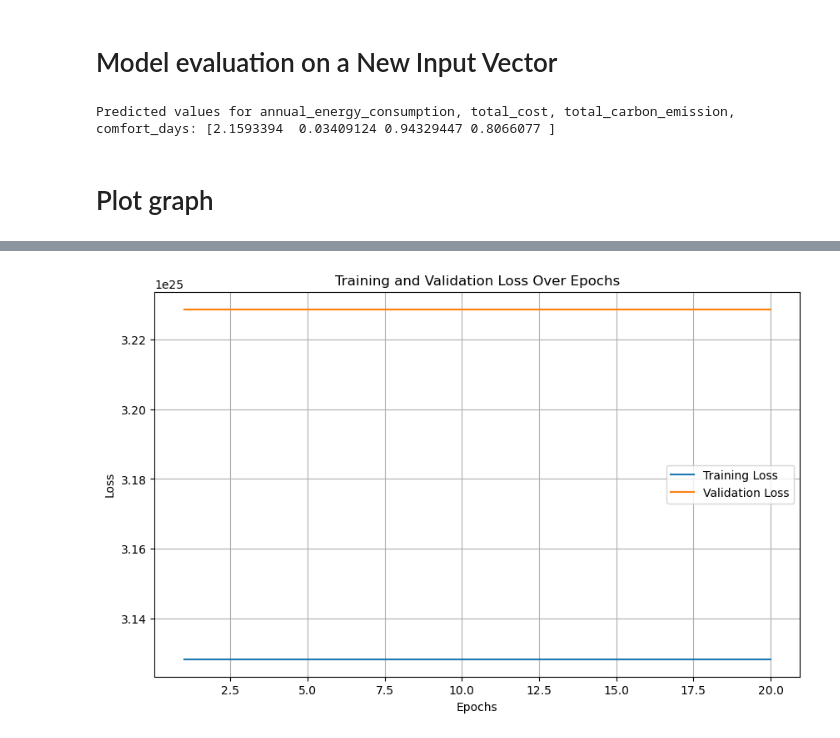
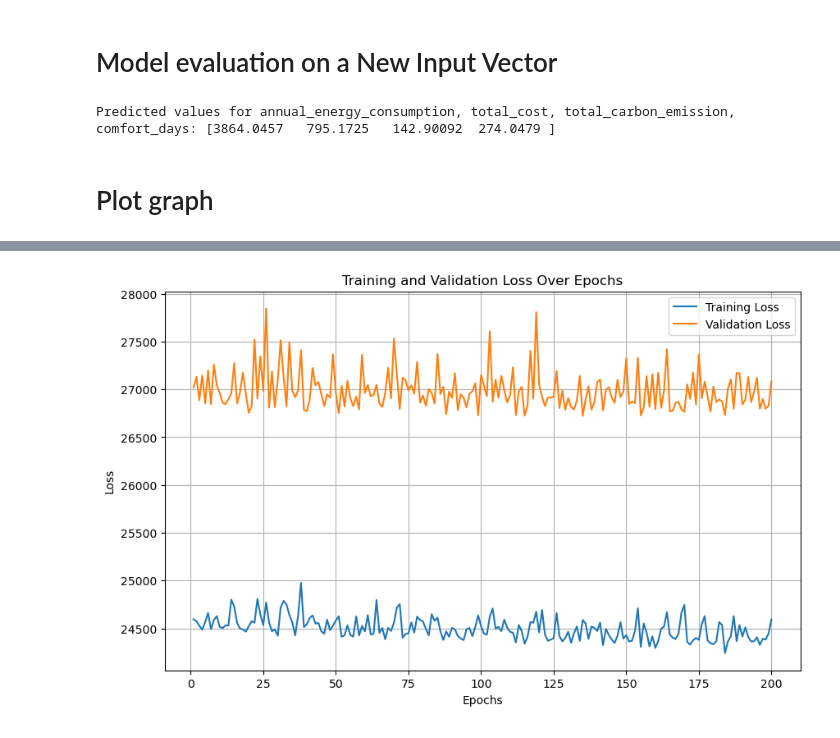
Before and after one commit to isabellalucchese/mtl, a Jupyter notebook: 0111_MTL_main.ipynb, the cells around one changed output, grey strips where cells are left out. Cells and saved outputs as stored; diff of their text form; code cells hidden in the pictures.

Commit message:
update with new simulations

```diff
--- a/0111_MTL_main.ipynb
+++ b/0111_MTL_main.ipynb
@@ -133,7 +145,7 @@ def calculate_total_carbon(row):
         return window_carbon + floor_carbon + facade_carbon + roof_carbon
 # %%
 # Load the CSV file
-file_path = r'C:\Users\isabella.lucchese\Desktop\Graduation\Excel sheets\Inputs\Input Amin gives me for MTL\merged_output_SC_2024.csv'
+file_path = r'C:\Users\isabella.lucchese\Desktop\Graduation\Excel sheets\Inputs\Input Amin gives me for MTL\011124_aminidf\2050_merged_simulation_results.csv'
 df = pd.read_csv(file_path)
 
 # Inputs
@@ -141,12 +153,12 @@ df_inputs = pd.DataFrame()
 df_inputs = pd.DataFrame(columns=['windows_U_Factor', 'groundfloor_thermal_resistance', 'ext_walls_thermal_resistance', 'roof_thermal_resistance'])
 # Aggregate data
 df_outputs = pd.DataFrame()
-df_outputs = pd.DataFrame(columns=['building_id', "annual_energy_consumption", "total_cost", "total_carbon_emission", "comfort_days"])
+df_outputs = pd.DataFrame(columns=['simulation_id', "annual_energy_consumption", "total_cost", "total_carbon_emission", "comfort_days"])
 
 # Columns corresponding to daily values (which should be summed to get annual consumption)
-date_columns = [col for col in df.columns if col.startswith('2024-')]
+date_columns = [col for col in df.columns if col.startswith('2050-')]
 
-for building_id, group in df.groupby('Building ID'):
+for simulation_id, group in df.groupby('Simulation ID'):
 
     # Inputs
     df_inputs = df_inputs.append(
@@ -161,8 +173,8 @@ for building_id, group in df.groupby('Building ID'):
 
 
     # Extract rows for energy types, handling missing rows
-    electricity_building = group[group['index'].str.contains('Electricity Building')].iloc[0] if not group[group['index'].str.contains('Electricity Building')].empty else None
-    electricity_facility = group[group['index'].str.contains('Electricity Facility')].iloc[0] if not group[group['index'].str.contains('Electricity Facility')].empty else None
+    electricity_building = group[group['index'].str.contains('Electricity:Building')].iloc[0] if not group[group['index'].str.contains('Electricity:Building')].empty else None
+    electricity_facility = group[group['index'].str.contains('Electricity:Facility')].iloc[0] if not group[group['index'].str.contains('Electricity:Facility')].empty else None
     gas_consumption = group[group['index'].str.contains('Gas Consumption')].iloc[0] if not group[group['index'].str.contains('Gas Consumption')].empty else None
     indoor_temperature=group[group['index'].str.contains('Zone Mean Air Temperature ')].iloc[0] if not group[group['index'].str.contains('Zone Mean Air Temperature ')].empty else None
 
@@ -174,17 +186,17 @@ for building_id, group in df.groupby('Building ID'):
         # Sum the values across all daily columns (2024-01-01 to 2024-12-31)
         annual_energy_consumption = (electricity_building[date_columns].sum() +
                             electricity_facility[date_columns].sum() +
-                            gas_consumption[date_columns].sum())
+                            gas_consumption[date_columns].sum())/10**9
 
-    total_cost = calculate_window_cost(group['windows_U_Factor'].iloc[0])+ calculate_floor_cost(group['groundfloor_thickness'].iloc[0])+calculate_facade_cost(group['ext_walls_thickness'].iloc[0])+calculate_roof_cost(group['roof_thickness'].iloc[0])
-    comfort_days = len([item for item in indoor_temperature[date_columns].values if 18<item<24])
+    total_cost = calculate_window_cost(group['windows_U_Factor'].iloc[0])+ calculate_floor_cost(group['groundfloor_thermal_resistance'].iloc[0])+calculate_facade_cost(group['ext_walls_thermal_resistance'].iloc[0])+calculate_roof_cost(group['roof_thermal_resistance'].iloc[0])
+    comfort_days = min(len([item for item in indoor_temperature[date_columns].values if 18<item<24]),365)
 
-    total_carbon_emission = calculate_window_carbon(group['windows_U_Factor'].iloc[0])+ calculate_floor_carbon(group['groundfloor_thickness'].iloc[0])+calculate_facade_carbon(group['ext_walls_thickness'].iloc[0])+calculate_roof_carbon(group['roof_thickness'].iloc[0])
+    total_carbon_emission = calculate_window_carbon(group['windows_U_Factor'].iloc[0])+ calculate_floor_carbon(group['groundfloor_thermal_resistance'].iloc[0])+calculate_facade_carbon(group['ext_walls_thermal_resistance'].iloc[0])+calculate_roof_carbon(group['roof_thermal_resistance'].iloc[0])
     df_outputs = df_outputs.append(
 
 
         {
-            "building_id": int(building_id),
+            "simulation_id": int(simulation_id),
             "annual_energy_consumption": annual_energy_consumption,
             "total_cost": total_cost,
             "total_carbon_emission": total_carbon_emission,
@@ -272,7 +298,7 @@ optimizer = optim.Adam(model.parameters(), lr=0.001)
 # Training loop
 # %%
 # Step 4: Training Loop
-num_epochs = 20
+num_epochs = 200
 for epoch in range(num_epochs):
     model.train()
     train_loss = 0.0
@@ -328,7 +351,7 @@ Validation Loss: 32285802766612701087006720.0000
 # %%
 # Step 6: Model Evaluation on a New Input Vector
 # Define a new input vector for testing
-input_vector = [0.5, 2.5, 1.2, 3.1]  # Example input vector (windows_U_Factor, groundfloor_thermal_resistance, etc.)
+input_vector = [0.81, 5.57, 4.00, 8.34]  # Example input vector (windows_U_Factor, groundfloor_thermal_resistance, ext_wall, roof.)
 
 # Prepare input tensor
 input_tensor = torch.tensor(input_vector, dtype=torch.float32).unsqueeze(0)
@@ -342,7 +365,7 @@ with torch.no_grad():
 output_values = output.numpy().flatten()
 print("Predicted values for annual_energy_consumption, total_cost, total_carbon_emission, comfort_days:", output_values)
 # %% [output]
-Predicted values for annual_energy_consumption, total_cost, total_carbon_emission, comfort_days: [2.1593394  0.03409124 0.94329447 0.8066077 ]
+Predicted values for annual_energy_consumption, total_cost, total_carbon_emission, comfort_days: [3864.0457   795.1725   142.90092  274.0479 ]
 # %% [markdown]
 # Plot graph
 # %%
@@ -353,7 +376,7 @@ train_losses = []
 val_losses = []
 
 # Training and Validation Loop with Loss Tracking
-num_epochs = 20
+num_epochs = 200
 for epoch in range(num_epochs):
     # Training
     model.train()
@@ -417 +437 @@ Epoch 20/20, Training Loss: 31284292137362862110670848.0000, Validation Loss: 32
-[figure, old version]
+[figure, new version]
```
Also changed, not shown: parts of 7 cells of this notebook, 2 other files.
